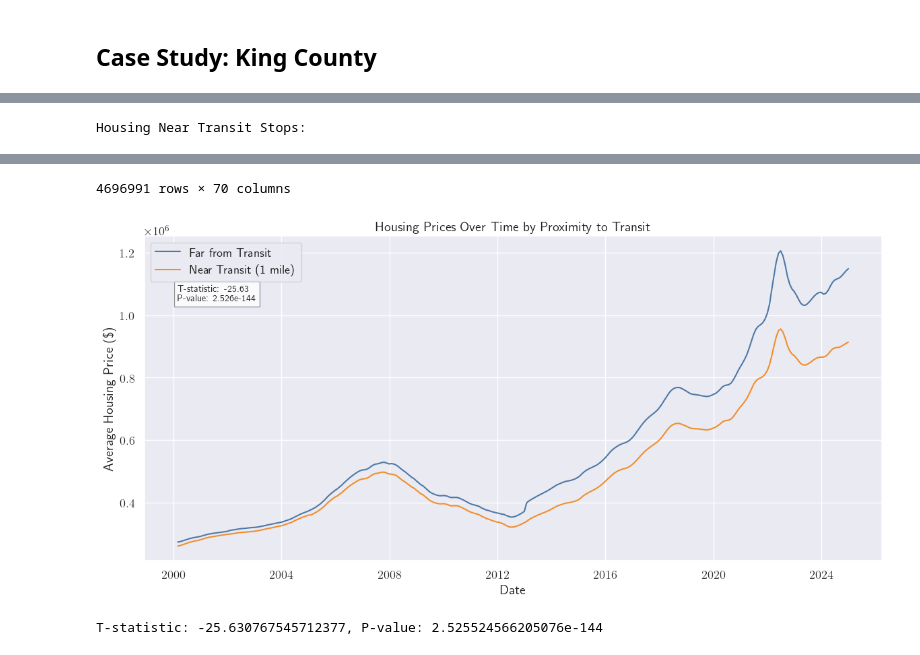
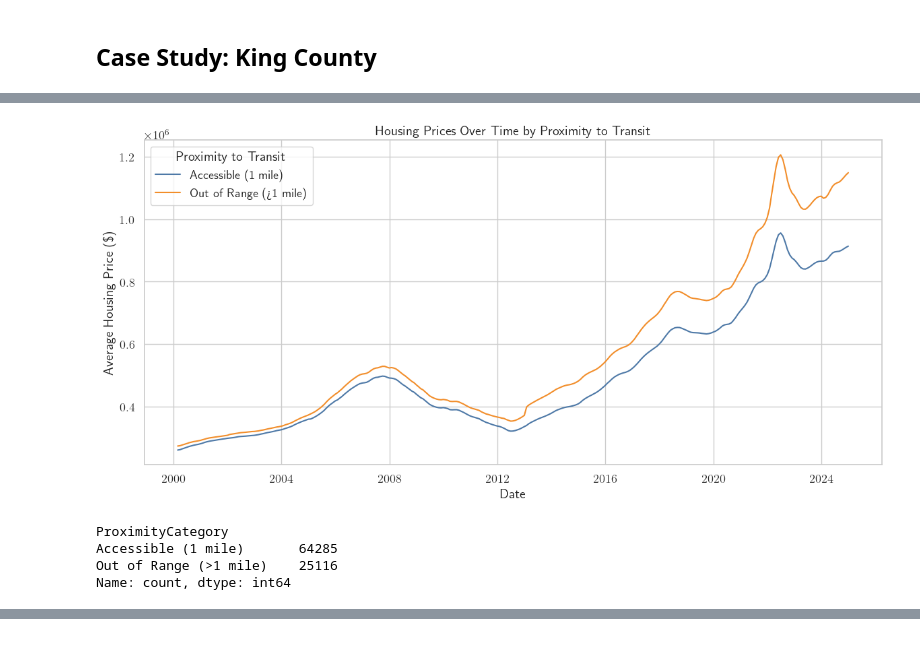
Before and after one commit to cparthiv/TSA-real-estate-analysis, a Jupyter notebook: draft.ipynb, the cells around one changed output, grey strips where cells are left out. Cells and saved outputs as stored; diff of their text form; code cells hidden in the pictures.

Commit message:
edit up graph

```diff
--- a/draft.ipynb
+++ b/draft.ipynb
@@ -177,19 +227,29 @@ Cleaned Demographics Data:
 # %%
-zillow_neighborhoods = gpd.read_file("datasets/Zillow_Neighborhoods/ZillowNeighborhoods.gdb")
+# Group data by proximity category and date to compute average housing prices
+housing_prices_categories = housing_geo.groupby(
+    ["Date", "ProximityCategory"]
+)["MedianPrice"].mean().reset_index()
 
-zillow_neighborhoods = zillow_neighborhoods[zillow_neighborhoods["County"] == "King"]
-zillow_neighborhoods = zillow_neighborhoods.to_crs(
-    epsg=32610)  # Project to UTM Zone 10N for accurate distance calculations
+# Plot housing price trends for each proximity category
+plt.figure(figsize=(12, 6))
+for category, data in housing_prices_categories.groupby("ProximityCategory"):
+    plt.plot(data["Date"], data["MedianPrice"], label=category)
 
-housing_geo = zillow_neighborhoods.merge(housing_data, left_on="Name", right_on="RegionName", how="inner")
+plt.title("Housing Prices Over Time by Proximity to Transit")
+plt.xlabel("Date")
+plt.ylabel("Average Housing Price (\$)")
+plt.legend(title="Proximity to Transit")
+plt.grid(True)
 
-transit_stops = transit_stops.to_crs(epsg=32610)
+# Save the plot as an image
+plt.savefig("./visualizations/housing_prices_by_proximity_to_transit.png", dpi=300)
+plt.show()
 
-# 1-mile buffer
-transit_stops["buffer"] = transit_stops.geometry.buffer(1609)
-
-housing_near_transit = gpd.sjoin(housing_geo, transit_stops.set_geometry("buffer"), how="inner", predicate="within")
-print("Housing Near Transit Stops:")
-housing_near_transit.sample(n=5)
+# Save the categorization for analysis
+housing_geo["ProximityCategory"].value_counts()
 # %% [output]
+[figure, added]
-Housing Near Transit Stops:
+ProximityCategory
+Accessible (1 mile)       64285
+Out of Range (>1 mile)    25116
+Name: count, dtype: int64
@@ -208,37 +255,0 @@ Housing Near Transit Stops:
-4696991 rows × 70 columns
-# %%
-# Step 1: Group Housing Data by Proximity to Transit
-housing_geo["Proximity"] = housing_geo["Name"].isin(housing_near_transit["Name"])
-housing_geo["Proximity"] = housing_geo["Proximity"].apply(
-    lambda x: "Near Transit (1 mile)" if x else "Far from Transit")
-
-# Step 2: Compute Average Housing Prices for Each Group
-housing_prices = housing_geo.groupby(["Date", "Proximity"])["MedianPrice"].mean().reset_index()
-
-# Step 3: Visualize Trends in Housing Prices
-plt.figure(figsize=(12, 6))
-for group, data in housing_prices.groupby("Proximity"):
-    plt.plot(data["Date"], data["MedianPrice"], label=group)
-plt.title("Housing Prices Over Time by Proximity to Transit")
-plt.xlabel("Date")
-plt.ylabel("Average Housing Price (\$)")
-plt.legend()
-
-# Step 4: Conduct a Statistical Test
-near_transit = housing_geo[housing_geo["Proximity"] == "Near Transit (1 mile)"]["MedianPrice"]
-far_from_transit = housing_geo[housing_geo["Proximity"] == "Far from Transit"]["MedianPrice"]
-t_stat, p_value = ttest_ind(near_transit.dropna(), far_from_transit.dropna())
-
-# Add T-statistic and P-value to the plot
-text_x = housing_prices["Date"].quantile(0)
-text_y = housing_prices["MedianPrice"].quantile(0.95)
-plt.text(text_x, text_y, f"T-statistic: {t_stat:.2f}\nP-value: {p_value:.3e}", fontsize=10,
-         bbox=dict(facecolor='white', alpha=0.8, edgecolor='gray'))
-
-plt.savefig("./visualizations/housing_prices_vs_length_from_transit.png")
-plt.show()
-
-print(f"T-statistic: {t_stat}, P-value: {p_value}")
-# %% [output]
-[figure, removed]
-T-statistic: -25.630767545712377, P-value: 2.525524566205076e-144
```
Also changed, not shown: parts of 12 cells of this notebook, 2 other files.
